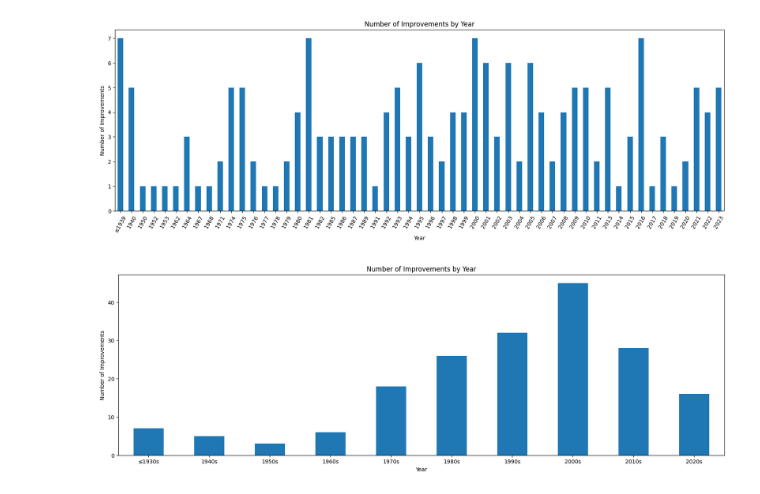
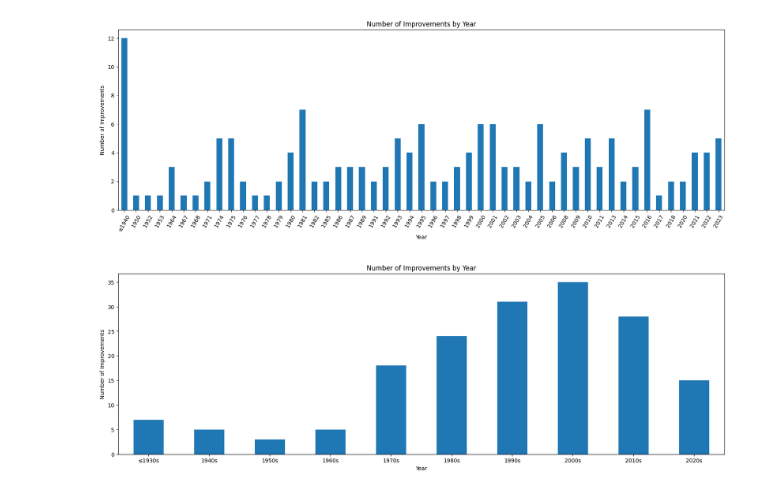
Before and after one commit to andrewlucasgs/approximation-algorithms, a Jupyter notebook: improvements.ipynb, the cells around one changed output. Drawn from its saved outputs; the diff is of its cells as text; code cells hidden in the pictures.

```diff
--- a/improvements.ipynb
+++ b/improvements.ipynb
@@ -40,6 +32,7 @@ approximation_algorithms = pd.read_csv('approximation_algorithms.csv', usecols=c
 approximation_algorithms = approximation_algorithms[approximation_algorithms['Looked at?'] != '0.001']
 # drop Relevant? == 0
 approximation_algorithms = approximation_algorithms[approximation_algorithms['Relevant?'] != 0]
+approximation_algorithms = approximation_algorithms[approximation_algorithms['Relevant?'] != '0']
 
 
 approximation_algorithms['Year'] = pd.to_numeric(approximation_algorithms['Year'].str.extract(r'(\d{4})')[0], errors='coerce')
@@ -230,36 +223,36 @@ plt.show()
 # %%
 # Plot number of improvements by year
 data = approximation_algorithms.copy()
 
-data.loc[data['Year'] < 1930, 'Year'] = 1930
+data.loc[data['Year'] < 1940, 'Year'] = 1940
 
 
 # plot only  improvements by year
 
 data = data[data['Improvement'] == 1]
 
 data = data.groupby(['Year']).size()
 
 
 
 
 
 fig, ax = plt.subplots()
 data.plot(kind='bar', stacked=True, ax=ax)
 # set figure size
 fig.set_size_inches(20, 6)
 plt.xticks(rotation=60)
 
 plt.margins(x=0.01)
 
 ax.set_xlabel('Year')
-ax.set_xticklabels(['≤1939'] + [str(year)  for year in data.index[1:]])
+ax.set_xticklabels(['≤1940'] + [str(year)  for year in data.index[1:]])
 
 ax.set_ylabel('Number of Improvements')
 ax.set_title('Number of Improvements by Year')
 plt.show()
 # %% [output]
-[figure, old version]
+[figure, new version]
 # %%
 # Plot number of improvements by decade
 data = approximation_algorithms.copy()
@@ -292,4 +285,4 @@ ax.set_ylabel('Number of Improvements')
 ax.set_title('Number of Improvements by Year')
 plt.show()
 # %% [output]
-[figure, old version]
+[figure, new version]
```
Also changed, not shown: parts of 10 cells of this notebook, 13 other files.
